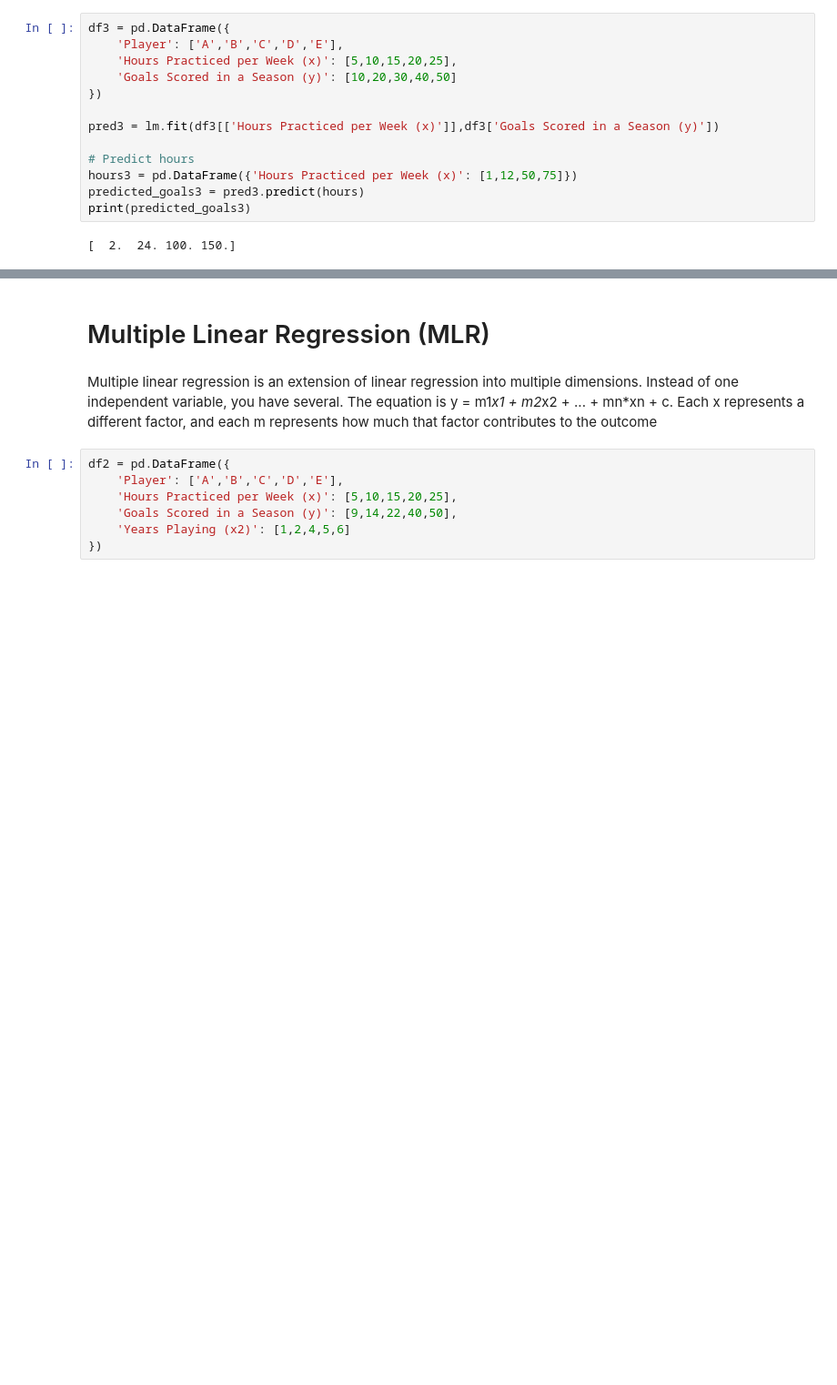
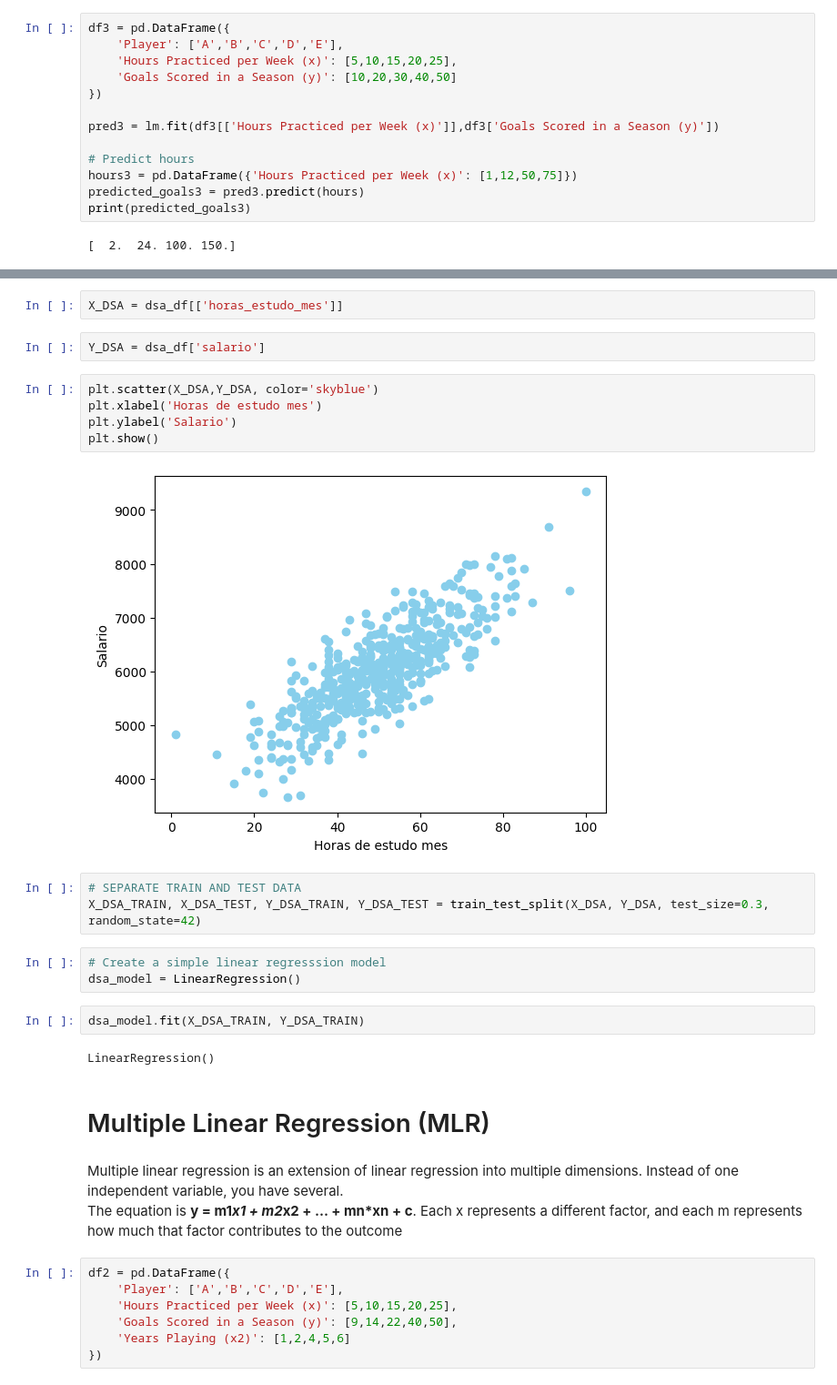
Before and after one commit to Akingzs/Python-Data-Science, a Jupyter notebook: Model Development/linear_regression.ipynb, the cells around one changed output, grey strips where cells are left out. Shown at 91% size. Drawn from its saved outputs; the diff is of its cells as text; blank space fills up the shorter version.

Commit message:
Linear regression update

```diff
--- a/Model Development/linear_regression.ipynb
+++ b/Model Development/linear_regression.ipynb
@@ -75,7 +129,28 @@ print(predicted_goals3)
+# %%
+X_DSA = dsa_df[['horas_estudo_mes']]
+# %%
+Y_DSA = dsa_df['salario']
+# %%
+plt.scatter(X_DSA,Y_DSA, color='skyblue')
+plt.xlabel('Horas de estudo mes')
+plt.ylabel('Salario')
+plt.show()
+# %% [output]
+[figure, added]
+# %%
+# SEPARATE TRAIN AND TEST DATA
+X_DSA_TRAIN, X_DSA_TEST, Y_DSA_TRAIN, Y_DSA_TEST = train_test_split(X_DSA, Y_DSA, test_size=0.3, random_state=42)
+# %%
+# Create a simple linear regresssion model
+dsa_model = LinearRegression()
+# %%
+dsa_model.fit(X_DSA_TRAIN, Y_DSA_TRAIN)
+# %% [output]
+LinearRegression()
 # %% [markdown]
 # Multiple Linear Regression (MLR)
 # %% [markdown]
-Multiple linear regression is an extension of linear regression into multiple dimensions. Instead of one independent variable, you have several. The equation is y = m1*x1 + m2*x2 + ... + mn*xn + c. Each x represents a different factor, and each m represents how much that factor contributes to the outcome
+Multiple linear regression is an extension of linear regression into multiple dimensions. Instead of one independent variable, you have several.<br> The equation is **y = m1*x1 + m2*x2 + ... + mn*xn + c**. Each x represents a different factor, and each m represents how much that factor contributes to the outcome
 # %%
 df2 = pd.DataFrame({
     'Player': ['A','B','C','D','E'],
```
Also changed, not shown: parts of 16 cells of this notebook, 4 other files.
